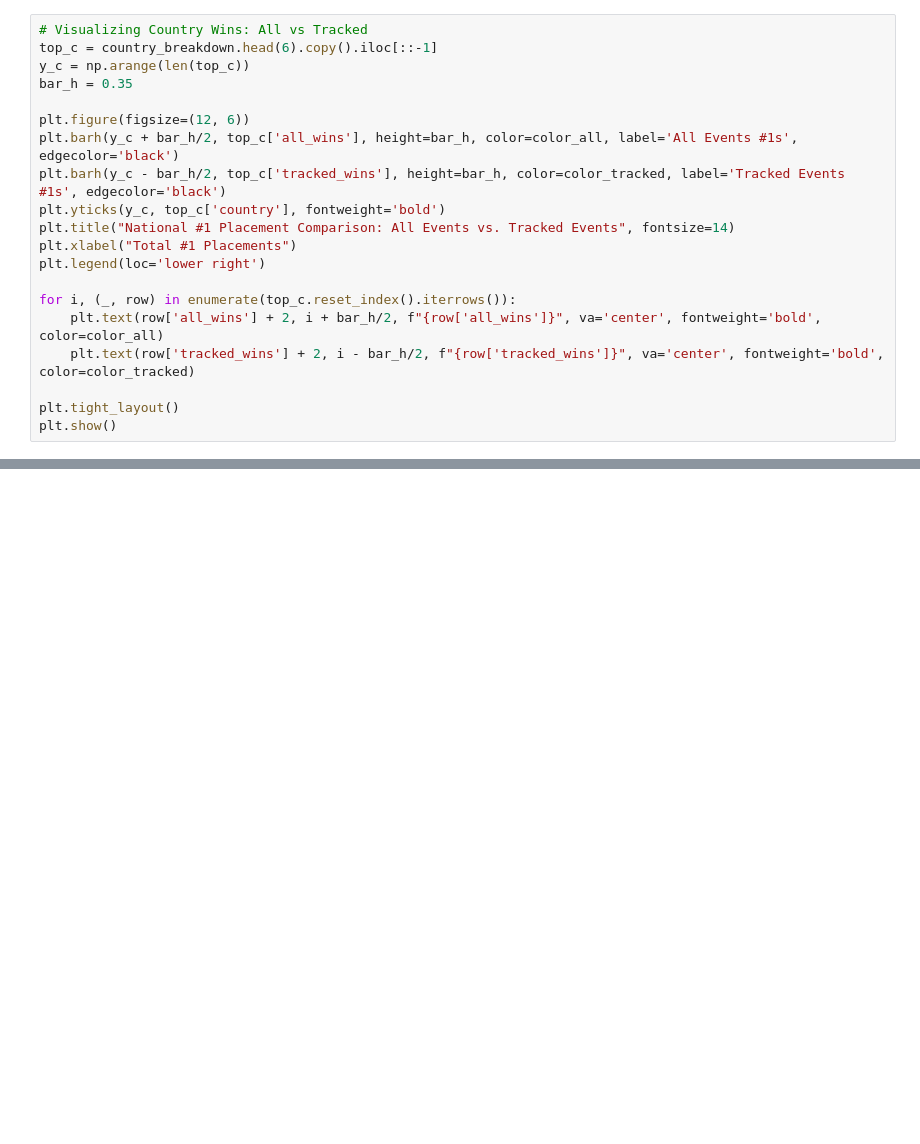
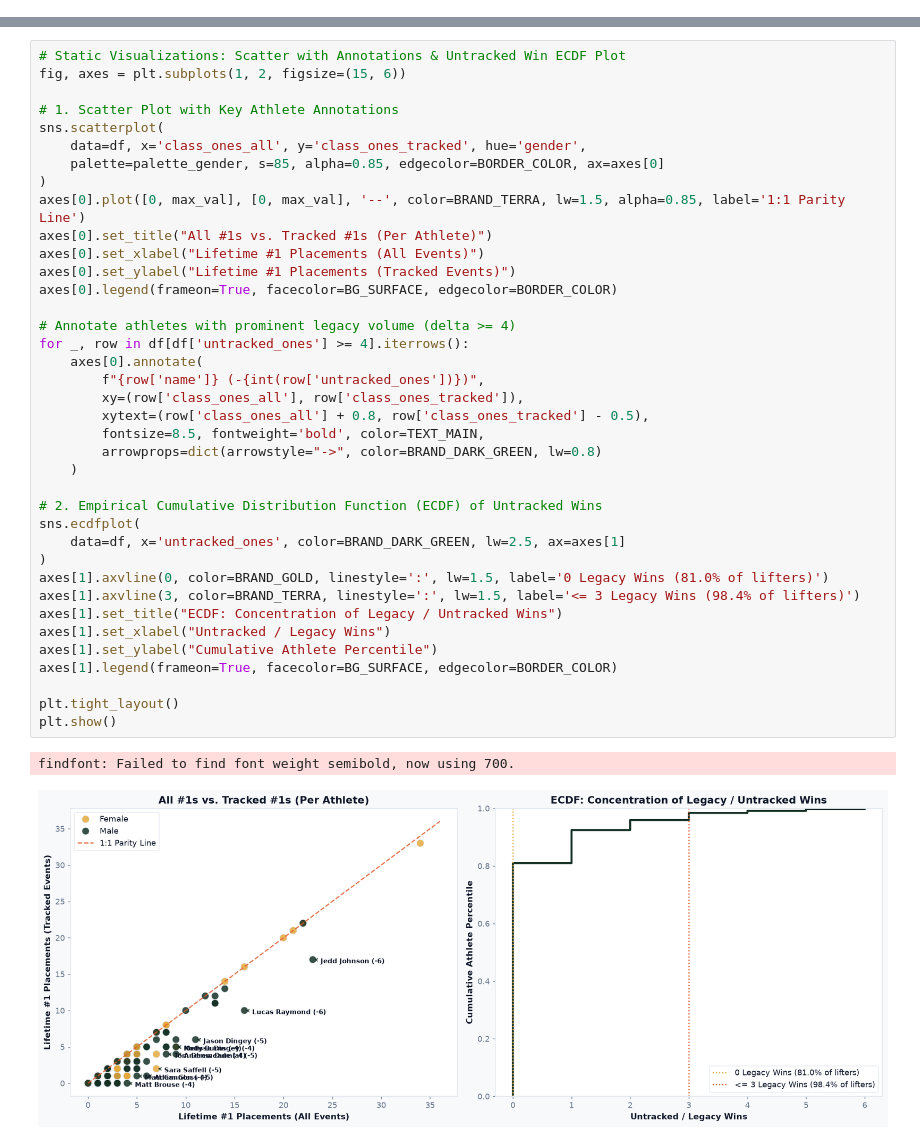
Before and after one commit to Buhtig3/gripaustralia, a Jupyter notebook: gripsport_analysis.ipynb, the cells around one changed output, grey strips where cells are left out. Drawn from its saved outputs; the diff is of its cells as text; blank space fills up the shorter version.

```diff
--- a/gripsport_analysis.ipynb
+++ b/gripsport_analysis.ipynb
@@ -423,20 +0,0 @@ country_breakdown.reset_index(drop=True)
-# %%
-# Visualizing Country Wins: All vs Tracked
-top_c = country_breakdown.head(6).copy().iloc[::-1]
-y_c = np.arange(len(top_c))
-bar_h = 0.35
-
-plt.figure(figsize=(12, 6))
-plt.barh(y_c + bar_h/2, top_c['all_wins'], height=bar_h, color=color_all, label='All Events #1s', edgecolor='black')
-plt.barh(y_c - bar_h/2, top_c['tracked_wins'], height=bar_h, color=color_tracked, label='Tracked Events #1s', edgecolor='black')
-plt.yticks(y_c, top_c['country'], fontweight='bold')
-plt.title("National #1 Placement Comparison: All Events vs. Tracked Events", fontsize=14)
-plt.xlabel("Total #1 Placements")
-plt.legend(loc='lower right')
-
-for i, (_, row) in enumerate(top_c.reset_index().iterrows()):
-    plt.text(row['all_wins'] + 2, i + bar_h/2, f"{row['all_wins']}", va='center', fontweight='bold', color=color_all)
-    plt.text(row['tracked_wins'] + 2, i - bar_h/2, f"{row['tracked_wins']}", va='center', fontweight='bold', color=color_tracked)
-
-plt.tight_layout()
-plt.show()
@@ -639,0 +280,41 @@ DuckDB connection closed successfully.
+# %%
+# Static Visualizations: Scatter with Annotations & Untracked Win ECDF Plot
+fig, axes = plt.subplots(1, 2, figsize=(15, 6))
+
+# 1. Scatter Plot with Key Athlete Annotations
+sns.scatterplot(
+    data=df, x='class_ones_all', y='class_ones_tracked', hue='gender',
+    palette=palette_gender, s=85, alpha=0.85, edgecolor=BORDER_COLOR, ax=axes[0]
+)
+axes[0].plot([0, max_val], [0, max_val], '--', color=BRAND_TERRA, lw=1.5, alpha=0.85, label='1:1 Parity Line')
+axes[0].set_title("All #1s vs. Tracked #1s (Per Athlete)")
+axes[0].set_xlabel("Lifetime #1 Placements (All Events)")
+axes[0].set_ylabel("Lifetime #1 Placements (Tracked Events)")
+axes[0].legend(frameon=True, facecolor=BG_SURFACE, edgecolor=BORDER_COLOR)
+
+# Annotate athletes with prominent legacy volume (delta >= 4)
+for _, row in df[df['untracked_ones'] >= 4].iterrows():
+    axes[0].annotate(
+        f"{row['name']} (-{int(row['untracked_ones'])})",
+        xy=(row['class_ones_all'], row['class_ones_tracked']),
+        xytext=(row['class_ones_all'] + 0.8, row['class_ones_tracked'] - 0.5),
+        fontsize=8.5, fontweight='bold', color=TEXT_MAIN,
+        arrowprops=dict(arrowstyle="->", color=BRAND_DARK_GREEN, lw=0.8)
+    )
+
+# 2. Empirical Cumulative Distribution Function (ECDF) of Untracked Wins
+sns.ecdfplot(
+    data=df, x='untracked_ones', color=BRAND_DARK_GREEN, lw=2.5, ax=axes[1]
+)
+axes[1].axvline(0, color=BRAND_GOLD, linestyle=':', lw=1.5, label='0 Legacy Wins (81.0% of lifters)')
+axes[1].axvline(3, color=BRAND_TERRA, linestyle=':', lw=1.5, label='<= 3 Legacy Wins (98.4% of lifters)')
+axes[1].set_title("ECDF: Concentration of Legacy / Untracked Wins")
+axes[1].set_xlabel("Untracked / Legacy Wins")
+axes[1].set_ylabel("Cumulative Athlete Percentile")
+axes[1].legend(frameon=True, facecolor=BG_SURFACE, edgecolor=BORDER_COLOR)
+
+plt.tight_layout()
+plt.show()
+# %% [output]
+findfont: Failed to find font weight semibold, now using 700.
+[figure, added]
```
Also changed, not shown: parts of 60 cells of this notebook, 22 other files.
